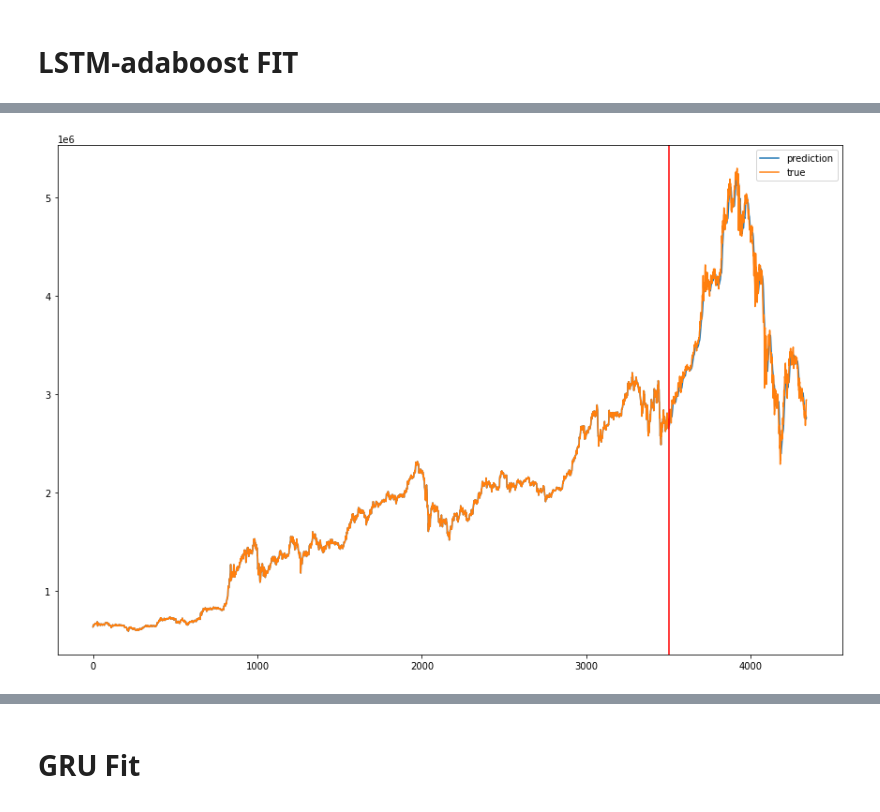
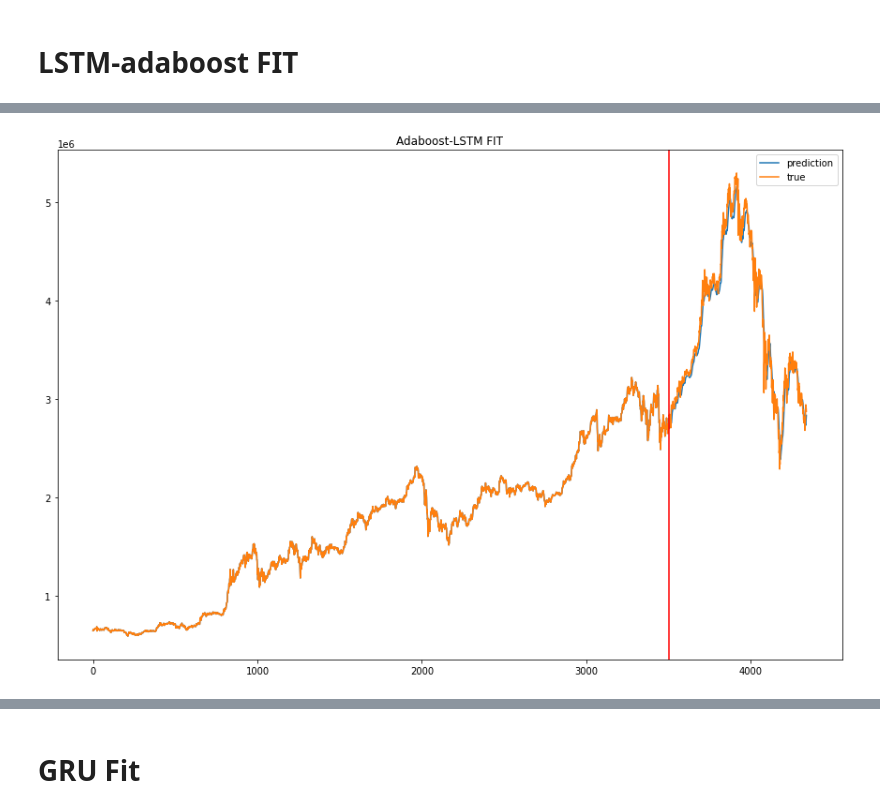
Before and after one commit to raqoon886/crypto_prediction, a Jupyter notebook: Adaboost-GRU_crypto.ipynb, the cells around one changed output, grey strips where cells are left out. Drawn from its saved outputs; the diff is of its cells as text; code cells hidden in the pictures.

```diff
--- a/Adaboost-GRU_crypto.ipynb
+++ b/Adaboost-GRU_crypto.ipynb
@@ -197,11 +197,12 @@ preds_series = np.hstack([mydf['open'][:-len(preds)], preds.squeeze(1)])
 # %%
 plt.plot(preds_series, label='prediction')
 plt.plot(mydf['open'], label='true')
 plt.axvline(x=len(mydf['open'])-len(preds), color='r')
 plt.legend()
+plt.title('Adaboost-LSTM FIT')
 plt.show()
 # %% [output]
-[figure, old version]
+[figure, new version]
 # %%
 y_true = mydf['open'][-len(preds):]
 y_pred = preds.squeeze(1)
```
Also changed, not shown: parts of 11 cells of this notebook.
